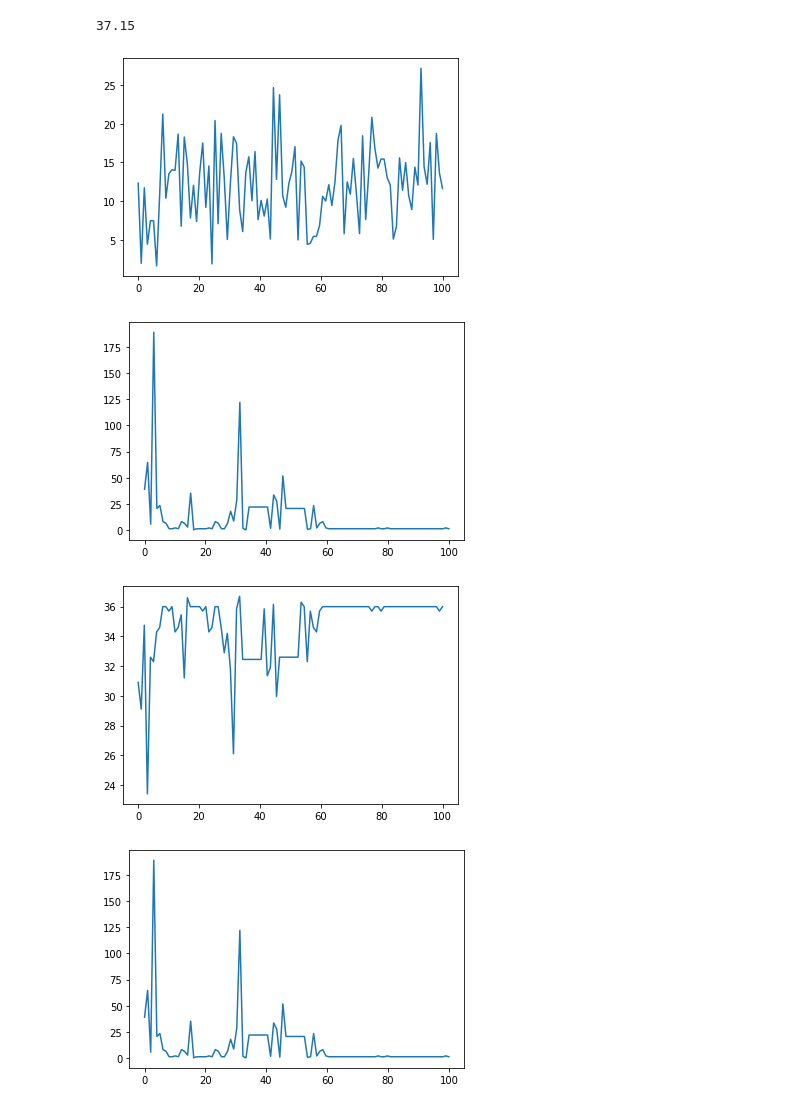
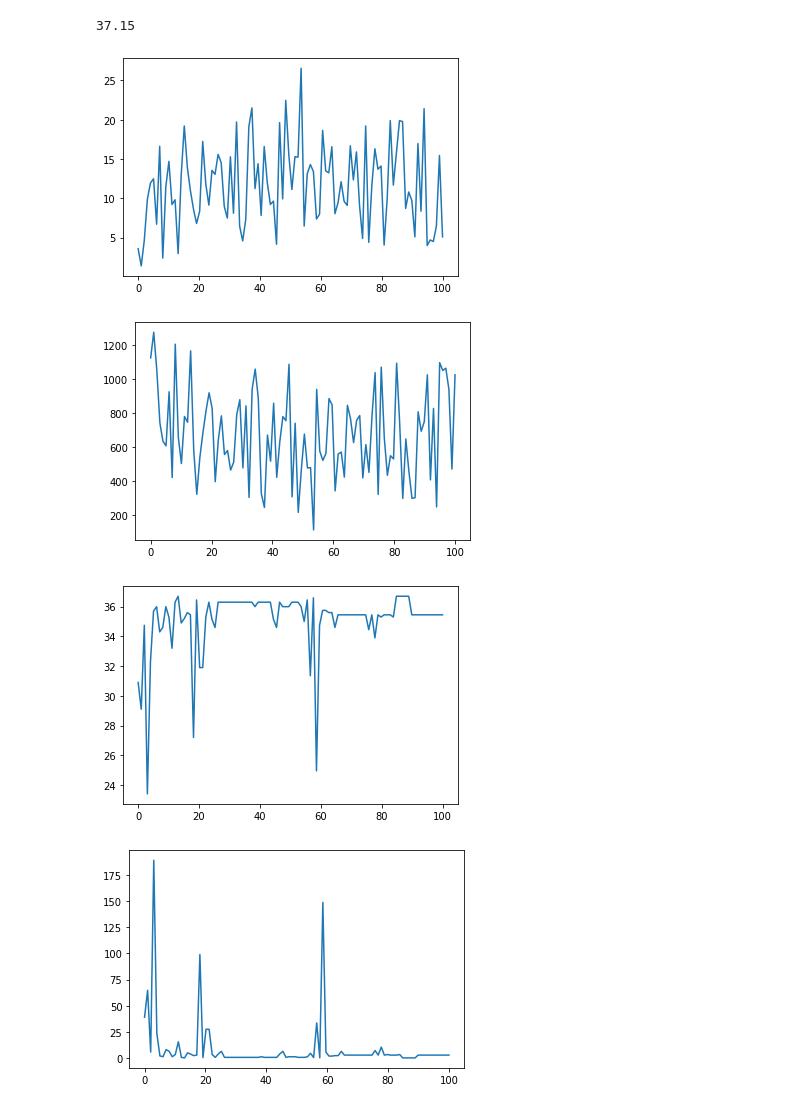
Before and after one commit to alemolteni/team4_projectOLA, a Jupyter notebook: Step3-UCB.ipynb, the cells around one changed output. Saved outputs shown, nothing was run; the diff lists cells and outputs as text; code cells hidden in the pictures.

```diff
--- a/Step3-UCB.ipynb
+++ b/Step3-UCB.ipynb
@@ -86,6 +87,8 @@ print(optimalConfOptimalMarg)
 learner = UCB_CR(margins=margins, clickProbability=clickProb, alphas=alphas, secondary=secondary, Lambda=Lambda, debug=False)
 #learner = UCB_Step4(margins=margins, clickProbability=clickProb, secondary=secondary, Lambda=Lambda, debug=True)
 #learner = UCB_Step5(margins=margins, alphas=alphas, conversion_rates=conversionRates, secondary=secondary, Lambda=Lambda, debug=True)
+#learner = UCB_SlidingWindow(margins=margins, clickProbability=clickProb, alphas=alphas, secondary=secondary, Lambda=Lambda, debug=False)
+
 n_experiments = 100
 
 list_margins_UCB = []
@@ -97,38 +100,38 @@ geMArg = [0, 0, 0, 0, 0]
 for t in range(0, n_experiments):
     conf = learner.pull_arm()
     #print(conf)
     env.setPriceLevels(conf)
     rew = env.round()
     list_margins_UCB.append(totalMarginPerNodePerUser(rew["episodes"], margins, conf, totUser))
 
     prod=0
     for arm in conf:
         geConv[prod] = conversionRates[prod][arm]
         geMArg[prod] = margins[prod][arm]
         prod += 1
 
     graphEval = GraphEvaluator(products_list=productList, click_prob_matrix=clickProb, lambda_prob=Lambda,
                     alphas=alphas, conversion_rates=geConv, margins=geMArg, units_mean=unitsMean, verbose=False)
 
     list_margins_graphEval.append(graphEval.computeMargin())
     learner.update(rew)
 
 x = np.linspace(0, n_experiments, n_experiments)
 fig1, ax1 = plt.subplots()
 ax1.plot(x, list_margins_UCB) # Margin checked by experiment
 fig2, ax2 = plt.subplots()
-ax2.plot(x, pow(optimalConfOptimalMarg-list_margins_graphEval,2)) # Square difference of margin from optimal configuration and ucb configuration, checked by an experiment
+ax2.plot(x, pow(optimalConfOptimalMarg-list_margins_UCB,2)) # Square difference of margin from optimal configuration and ucb configuration, checked by an experiment
 fig3, ax3 = plt.subplots()
 ax3.plot(x, list_margins_graphEval) # Margin evaluated using theoretical numbers
 fig4, ax4 = plt.subplots()
 ax4.plot(x, pow(optimalConfOptimalMarg-list_margins_graphEval,2)) # Square difference of optimal theoretical margin and ucb theoretical margin
 
 plt.show()
 # %% [output]
-[figure, old version]
+[figure, new version]
-[figure, old version]
+[figure, new version]
-[figure, old version]
+[figure, new version]
-[figure, old version]
+[figure, new version]
 # %%
 #learner = UCB_CR(margins=margins, clickProbability=clickProb, alphas=alphas, secondary=secondary, Lambda=Lambda, debug=False)
 learner = UCB_Step4(margins=margins, clickProbability=clickProb, secondary=secondary, Lambda=Lambda, debug=False)
```
Also changed, not shown: parts of 4 cells of this notebook, 1 other file.
